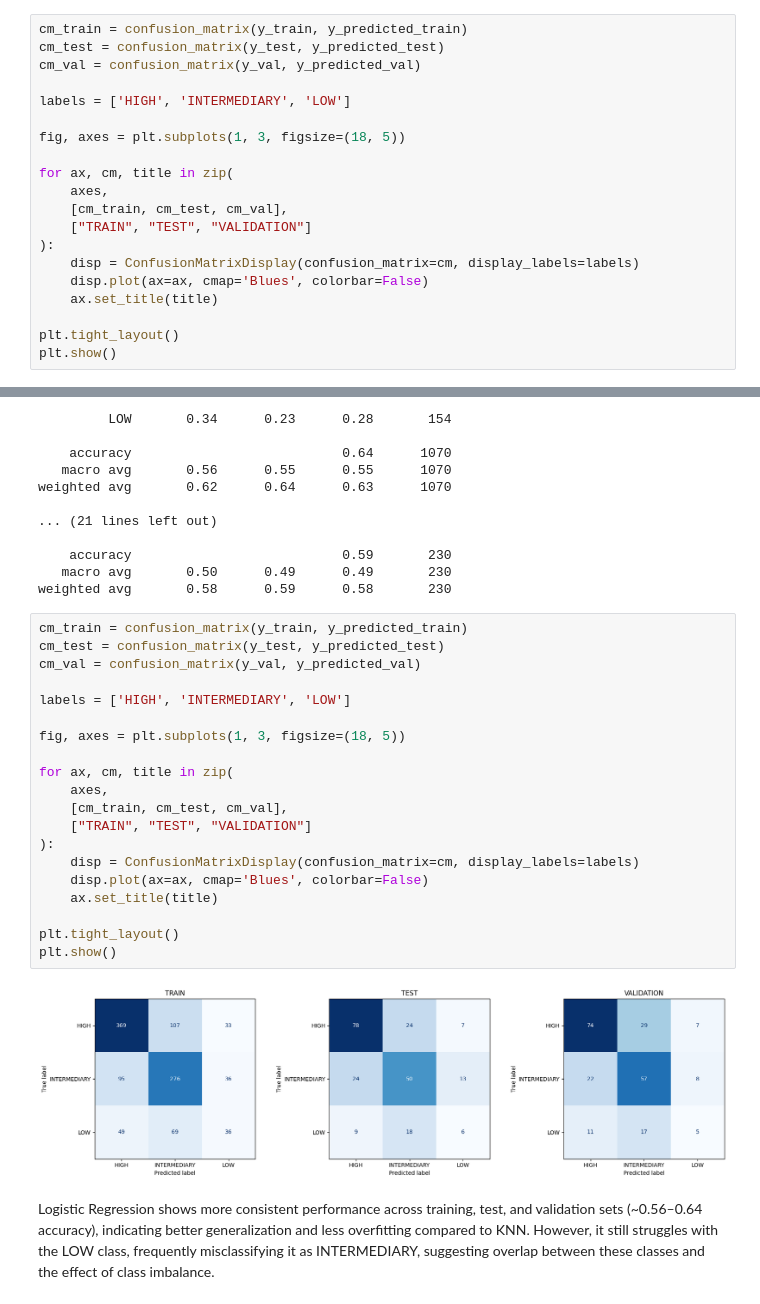
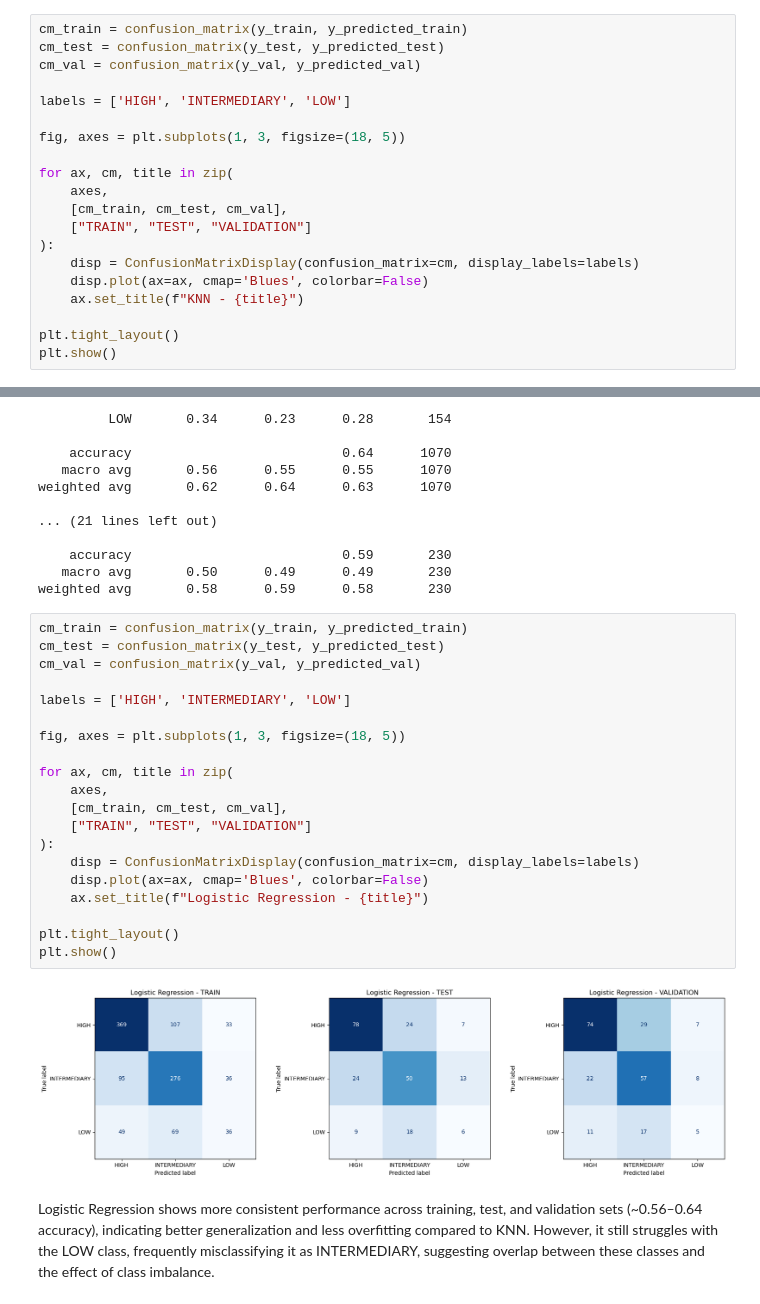
Before and after one commit to shampeyndadi/STINTSY_MCO, a Jupyter notebook: MCO.ipynb, the cells around one changed output, grey strips where cells are left out. Saved outputs shown, nothing was run; the diff lists cells and outputs as text.

```diff
--- a/MCO.ipynb
+++ b/MCO.ipynb
@@ -907,7 +913,7 @@ for ax, cm, title in zip(
 ):
     disp = ConfusionMatrixDisplay(confusion_matrix=cm, display_labels=labels)
     disp.plot(ax=ax, cmap='Blues', colorbar=False)
-    ax.set_title(title)
+    ax.set_title(f"KNN - {title}")
 
 plt.tight_layout()
 plt.show()
@@ -960,25 +966,25 @@ weighted avg       0.58      0.59      0.58       230
 # %%
 cm_train = confusion_matrix(y_train, y_predicted_train)
 cm_test = confusion_matrix(y_test, y_predicted_test)
 cm_val = confusion_matrix(y_val, y_predicted_val)
 
 labels = ['HIGH', 'INTERMEDIARY', 'LOW']
 
 fig, axes = plt.subplots(1, 3, figsize=(18, 5))
 
 for ax, cm, title in zip(
     axes,
     [cm_train, cm_test, cm_val],
     ["TRAIN", "TEST", "VALIDATION"]
 ):
     disp = ConfusionMatrixDisplay(confusion_matrix=cm, display_labels=labels)
     disp.plot(ax=ax, cmap='Blues', colorbar=False)
-    ax.set_title(title)
+    ax.set_title(f"Logistic Regression - {title}")
 
 plt.tight_layout()
 plt.show()
 # %% [output]
-[figure, old version]
+[figure, new version]
 # %% [markdown]
 Logistic Regression shows more consistent performance across training, test, and validation sets (~0.56–0.64 accuracy), indicating better generalization and less overfitting compared to KNN. However, it still struggles with the LOW class, frequently misclassifying it as INTERMEDIARY, suggesting overlap between these classes and the effect of class imbalance.
 # %% [markdown]
```
Also changed, not shown: parts of 48 cells of this notebook.
